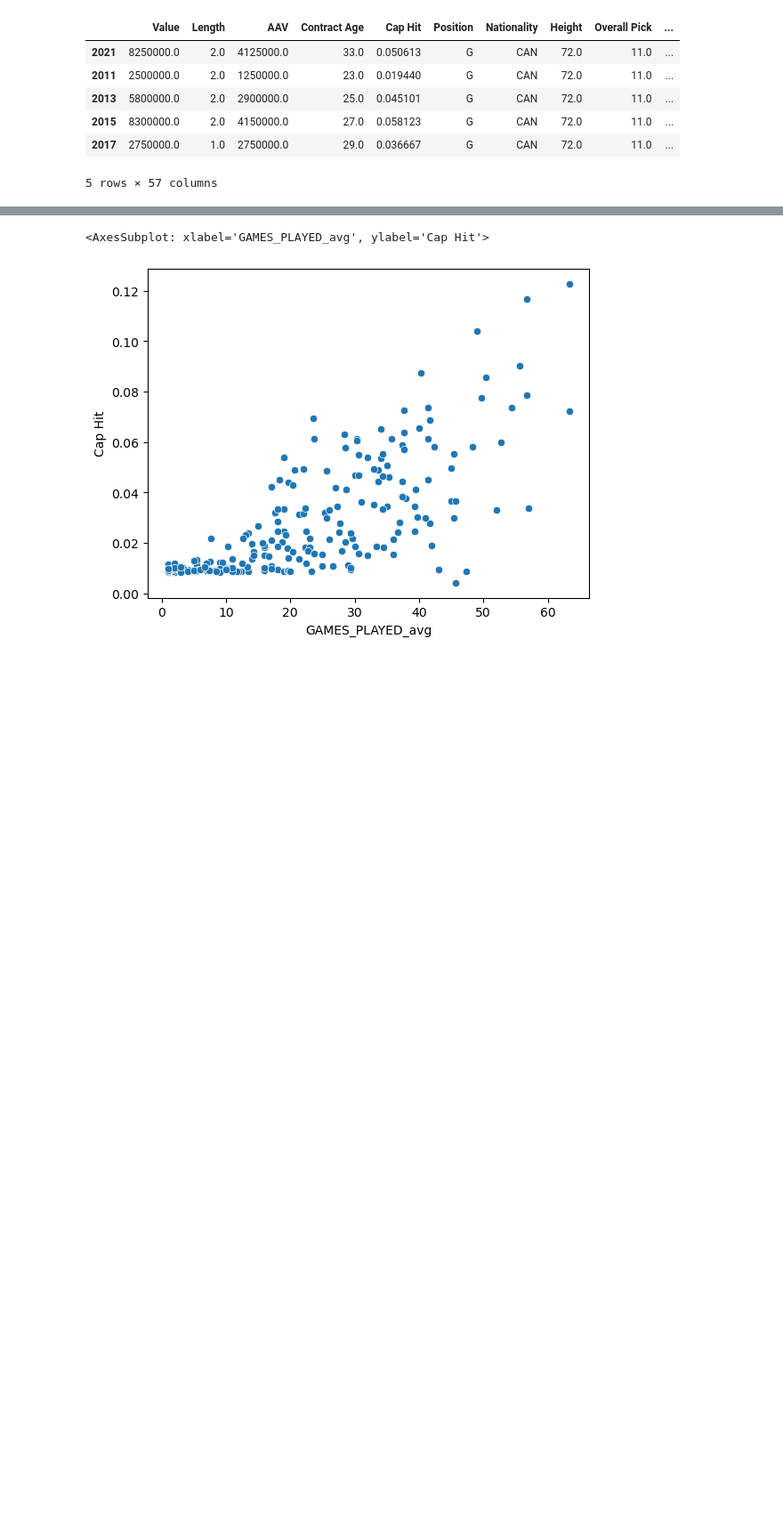
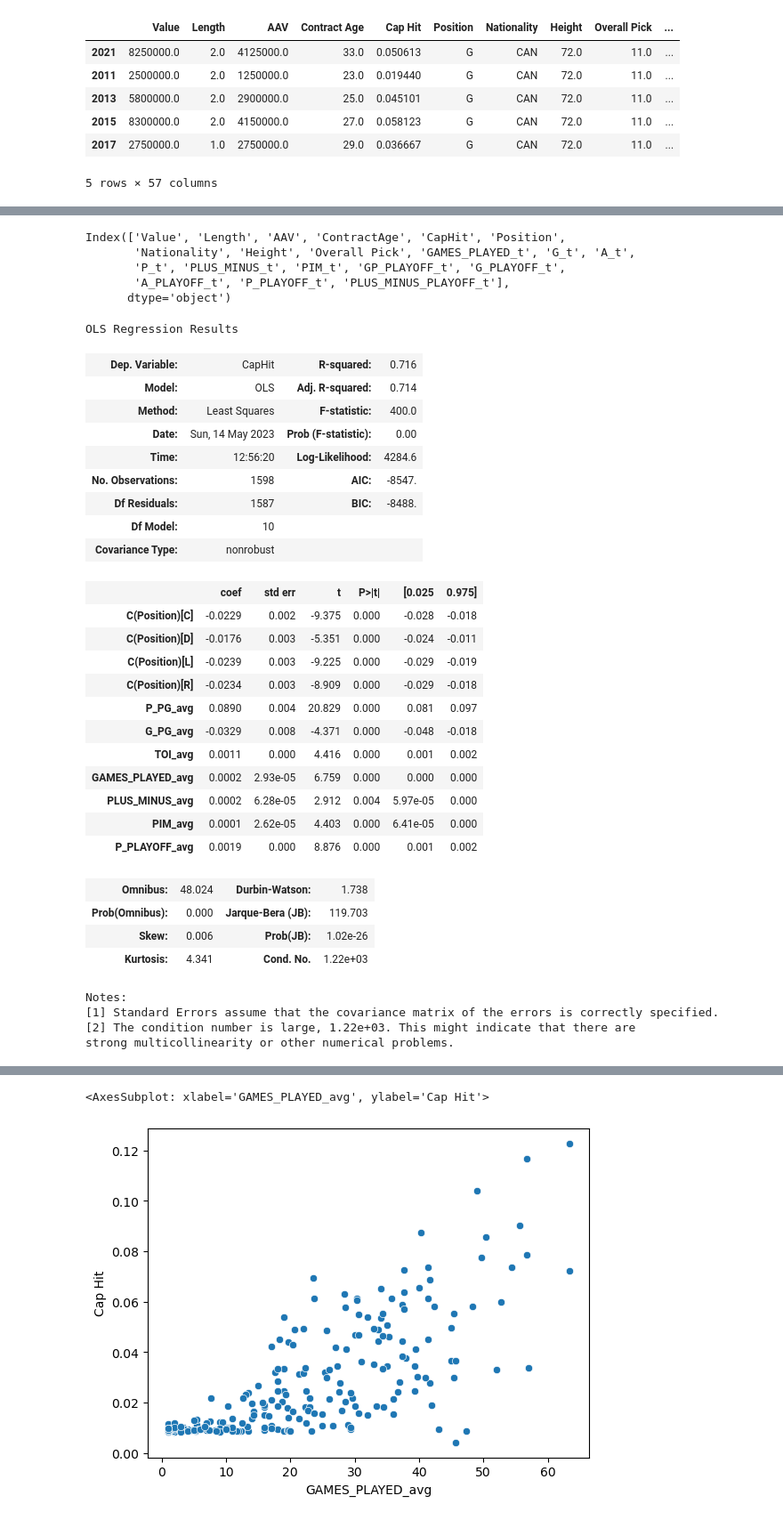
Before and after one commit to adobronyi/nhl_contract_models, a Jupyter notebook: API_scrape.ipynb, the cells around one changed output, grey strips where cells are left out. Shown: that part at 89% size. Saved outputs shown, nothing was run; the diff lists cells and outputs as text; code cells hidden in the pictures; blank space fills up the shorter version.

```diff
--- a/API_scrape.ipynb
+++ b/API_scrape.ipynb
@@ -432,0 +699,45 @@ dataTable_g.shape
+# %%
+dataTable_ng.columns[0:20]
+# %% [output]
+Index(['Value', 'Length', 'AAV', 'ContractAge', 'CapHit', 'Position',
+       'Nationality', 'Height', 'Overall Pick', 'GAMES_PLAYED_t', 'G_t', 'A_t',
+       'P_t', 'PLUS_MINUS_t', 'PIM_t', 'GP_PLAYOFF_t', 'G_PLAYOFF_t',
+       'A_PLAYOFF_t', 'P_PLAYOFF_t', 'PLUS_MINUS_PLAYOFF_t'],
+      dtype='object')
+# %%
+formula = "CapHit ~ P_PG_avg + G_PG_avg + TOI_avg + C(Position) + GAMES_PLAYED_avg + PLUS_MINUS_avg + PIM_avg + P_PLAYOFF_avg - 1"
+# %%
+model = ols(formula, data = dataTable_ng).fit()
+# %%
+model.summary()
+# %% [output]
+OLS Regression Results
+| Dep. Variable: | CapHit | R-squared: | 0.716 |
+| Model: | OLS | Adj. R-squared: | 0.714 |
+| Method: | Least Squares | F-statistic: | 400.0 |
+| Date: | Sun, 14 May 2023 | Prob (F-statistic): | 0.00 |
+| Time: | 12:56:20 | Log-Likelihood: | 4284.6 |
+| No. Observations: | 1598 | AIC: | -8547. |
+| Df Residuals: | 1587 | BIC: | -8488. |
+| Df Model: | 10 |  |  |
+| Covariance Type: | nonrobust |  |  |
+|  | coef | std err | t | P>|t| | [0.025 | 0.975] |
+| C(Position)[C] | -0.0229 | 0.002 | -9.375 | 0.000 | -0.028 | -0.018 |
+| C(Position)[D] | -0.0176 | 0.003 | -5.351 | 0.000 | -0.024 | -0.011 |
+| C(Position)[L] | -0.0239 | 0.003 | -9.225 | 0.000 | -0.029 | -0.019 |
+| C(Position)[R] | -0.0234 | 0.003 | -8.909 | 0.000 | -0.029 | -0.018 |
+| P_PG_avg | 0.0890 | 0.004 | 20.829 | 0.000 | 0.081 | 0.097 |
+| G_PG_avg | -0.0329 | 0.008 | -4.371 | 0.000 | -0.048 | -0.018 |
+| TOI_avg | 0.0011 | 0.000 | 4.416 | 0.000 | 0.001 | 0.002 |
+| GAMES_PLAYED_avg | 0.0002 | 2.93e-05 | 6.759 | 0.000 | 0.000 | 0.000 |
+| PLUS_MINUS_avg | 0.0002 | 6.28e-05 | 2.912 | 0.004 | 5.97e-05 | 0.000 |
+| PIM_avg | 0.0001 | 2.62e-05 | 4.403 | 0.000 | 6.41e-05 | 0.000 |
+| P_PLAYOFF_avg | 0.0019 | 0.000 | 8.876 | 0.000 | 0.001 | 0.002 |
+| Omnibus: | 48.024 | Durbin-Watson: | 1.738 |
+| Prob(Omnibus): | 0.000 | Jarque-Bera (JB): | 119.703 |
+| Skew: | 0.006 | Prob(JB): | 1.02e-26 |
+| Kurtosis: | 4.341 | Cond. No. | 1.22e+03 |
+Notes:
+[1] Standard Errors assume that the covariance matrix of the errors is correctly specified.
+[2] The condition number is large, 1.22e+03. This might indicate that there are
+strong multicollinearity or other numerical problems.
```
Also changed, not shown: parts of 75 cells of this notebook, 1 other file.
